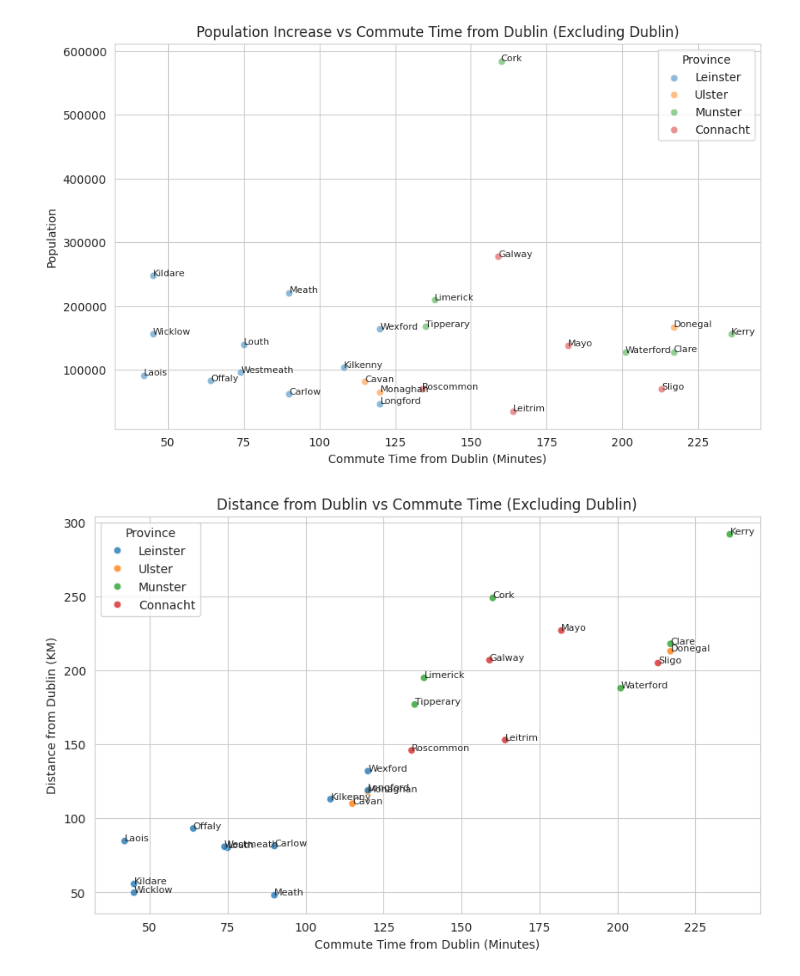
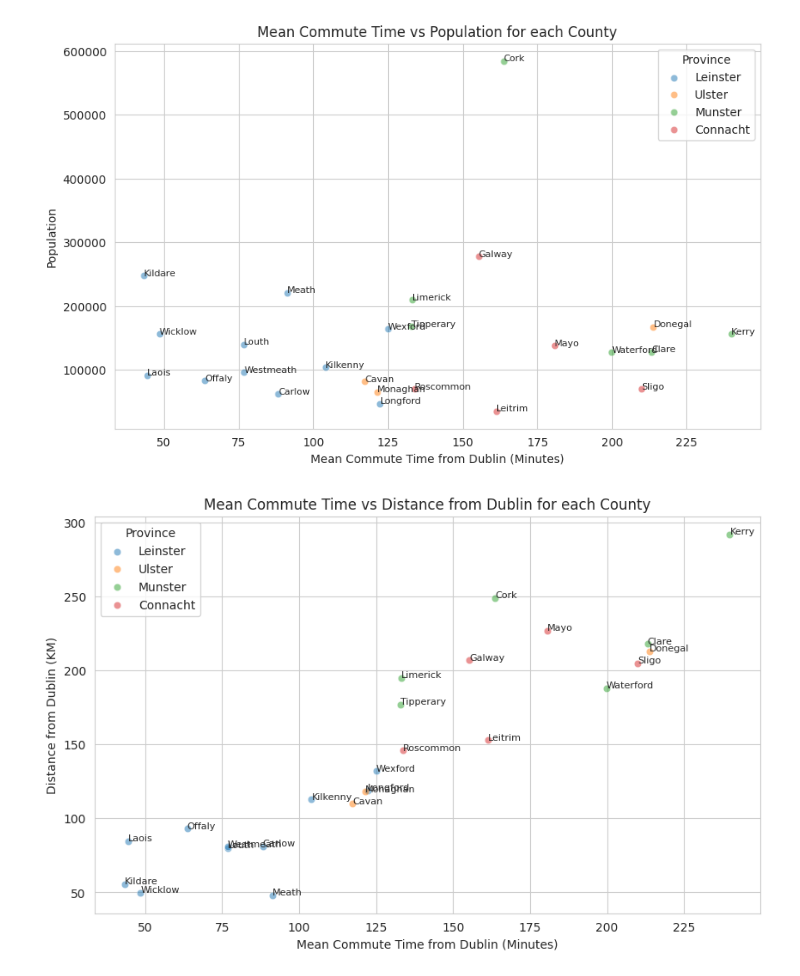
Before and after one commit to RafaelNovais/MasterAI, a Jupyter notebook: IrelandVis.ipynb, the cells around one changed output. Cells and saved outputs as stored; diff of their text form; code cells hidden in the pictures.

```diff
--- a/IrelandVis.ipynb
+++ b/IrelandVis.ipynb
@@ -33,32 +34,35 @@ plt.show()
 # %%
-
 # Scatter plot for population increase vs commute time from Dublin
+county_means = df.groupby(['Province', 'Countie']).agg({'Time Min': 'mean', 'Population': 'mean'}).reset_index()
 plt.figure(figsize=(10, 6))
 for idx, province in enumerate(provinces):
-    province_df = df[df['Province'] == province]
+    province_df = county_means[county_means['Province'] == province]
     sns.scatterplot(data=province_df, x='Time Min', y='Population', alpha=0.5, palette=[palette[idx]])
     for _, row in province_df.iterrows():
         plt.text(row['Time Min'], row['Population'], row['Countie'], fontsize=8)  # Annotate with county name
 
-plt.title('Population  vs Commute Time from Dublin')
-plt.xlabel('Commute Time from Dublin(Min)')
+plt.title('Mean Commute Time vs Population for each County')
+plt.xlabel('Mean Commute Time from Dublin (Minutes)')
 plt.ylabel('Population')
 plt.legend(provinces, title='Province')
 plt.show()
 # %% [output]
-[figure, old version]
+[figure, new version]
 # %%
-# Plotting Time vs Distance
+# Plot mean commute time vs distance for each county
+
+county_means = df.groupby(['Province', 'Countie']).agg({'Time Min': 'mean', 'Distance KM': 'mean'}).reset_index()
 plt.figure(figsize=(10, 6))
-sns.scatterplot(data=df, x='Time Min', y='Distance KM', hue='Province', palette='tab10', alpha=0.8)
-for _, row in df.iterrows():
-    plt.text(row['Time Min'], row['Distance KM'], row['Countie'], fontsize=8)  # Annotate with county name
+for idx, province in enumerate(provinces):
+    province_df = county_means[county_means['Province'] == province]
+    sns.scatterplot(data=province_df, x='Time Min', y='Distance KM', alpha=0.5, palette=[palette[idx]])
+    for _, row in province_df.iterrows():
+        plt.text(row['Time Min'], row['Distance KM'], row['Countie'], fontsize=8)  # Annotate with county name
 
-plt.title('Distance from Dublin vs Commute Time')
-plt.xlabel('Commute Time from Dublin (Min)')
+plt.title('Mean Commute Time vs Distance from Dublin for each County')
+plt.xlabel('Mean Commute Time from Dublin (Minutes)')
 plt.ylabel('Distance from Dublin (KM)')
-plt.legend(title='Province')
-plt.grid(True)
+plt.legend(provinces, title='Province')
 plt.show()
 # %% [output]
-[figure, old version]
+[figure, new version]
```
Also changed, not shown: parts of 1 cell of this notebook.
